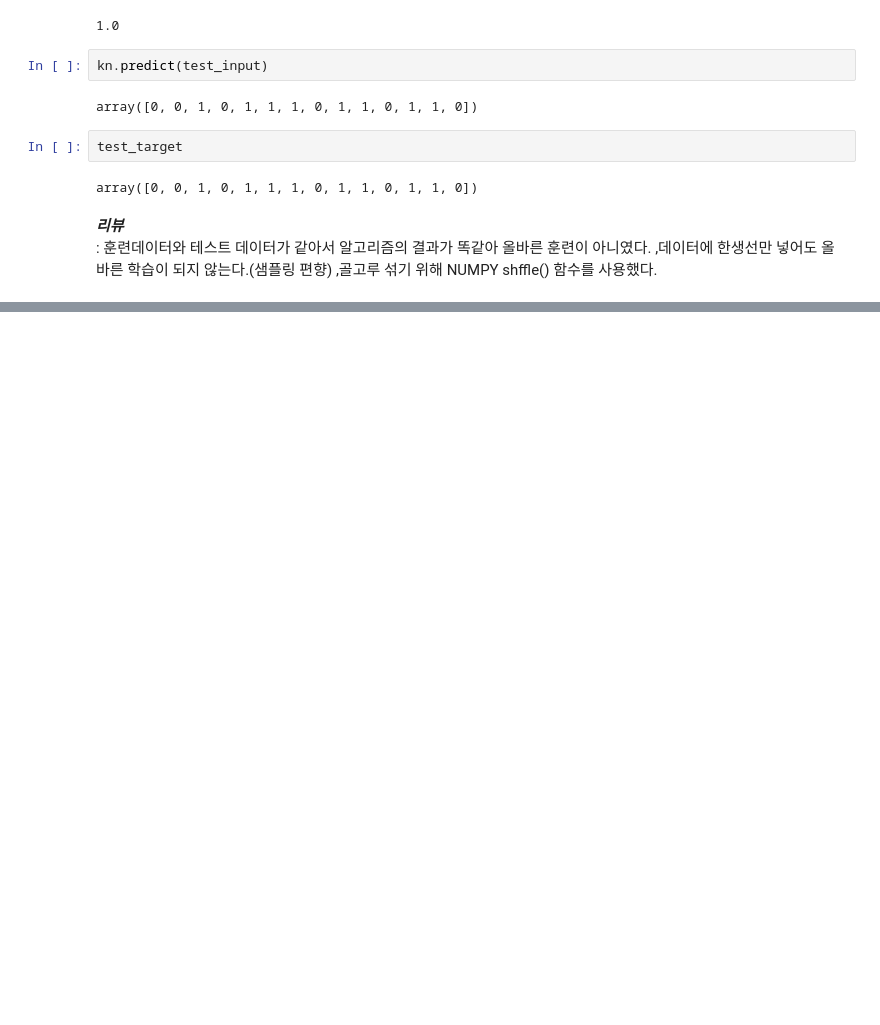
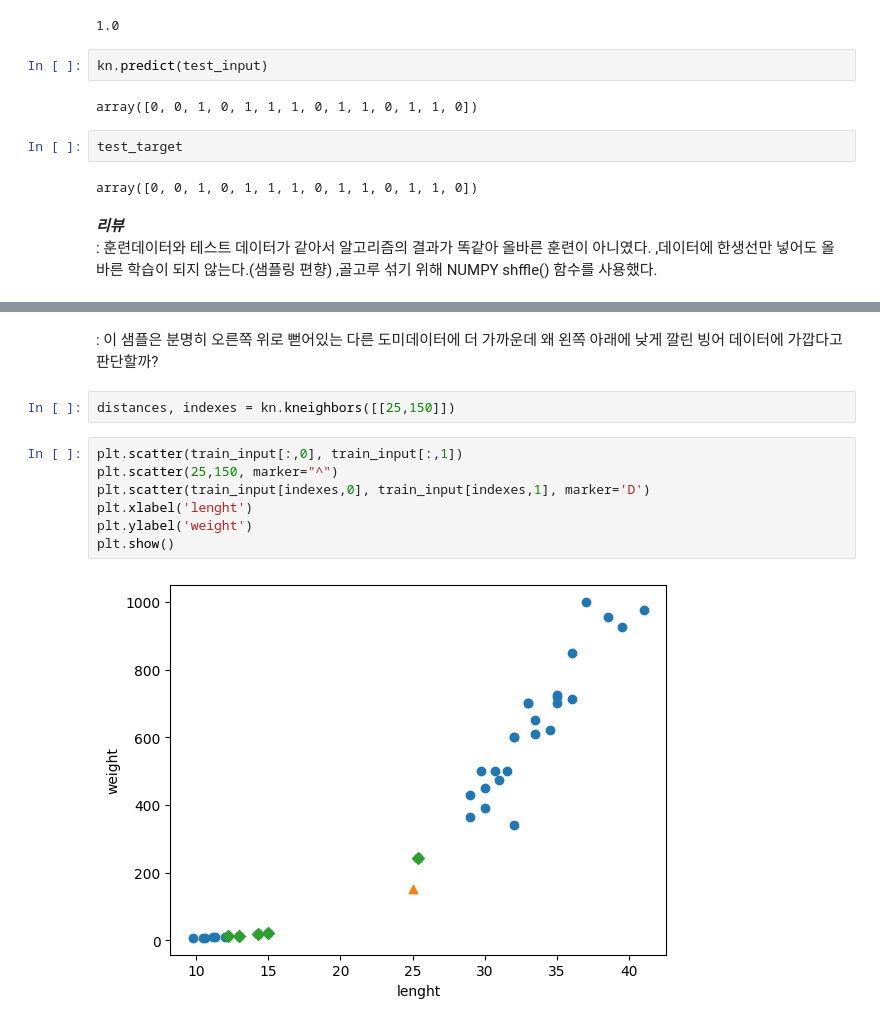
Before and after one commit to soeun823/hon_gong_machine, a Jupyter notebook: chapter2.ipynb, the cells around one changed output, grey strips where cells are left out. Saved outputs shown, nothing was run; the diff lists cells and outputs as text; blank space fills up the shorter version.

```diff
--- a/chapter2.ipynb
+++ b/chapter2.ipynb
@@ -101,0 +191,14 @@ array([0, 0, 1, 0, 1, 1, 1, 0, 1, 1, 0, 1, 1, 0])
+# %% [markdown]
+: 이 샘플은 분명히 오른쪽 위로 뻗어있는 다른 도미데이터에 더 가까운데
+왜 왼쪽 아래에 낮게 깔린 빙어 데이터에 가깝다고 판단할까?
+# %%
+distances, indexes = kn.kneighbors([[25,150]])
+# %%
+plt.scatter(train_input[:,0], train_input[:,1])
+plt.scatter(25,150, marker="^")
+plt.scatter(train_input[indexes,0], train_input[indexes,1], marker='D')
+plt.xlabel('lenght')
+plt.ylabel('weight')
+plt.show()
+# %% [output]
+[figure, added]
```
Also changed, not shown: parts of 25 cells of this notebook.
